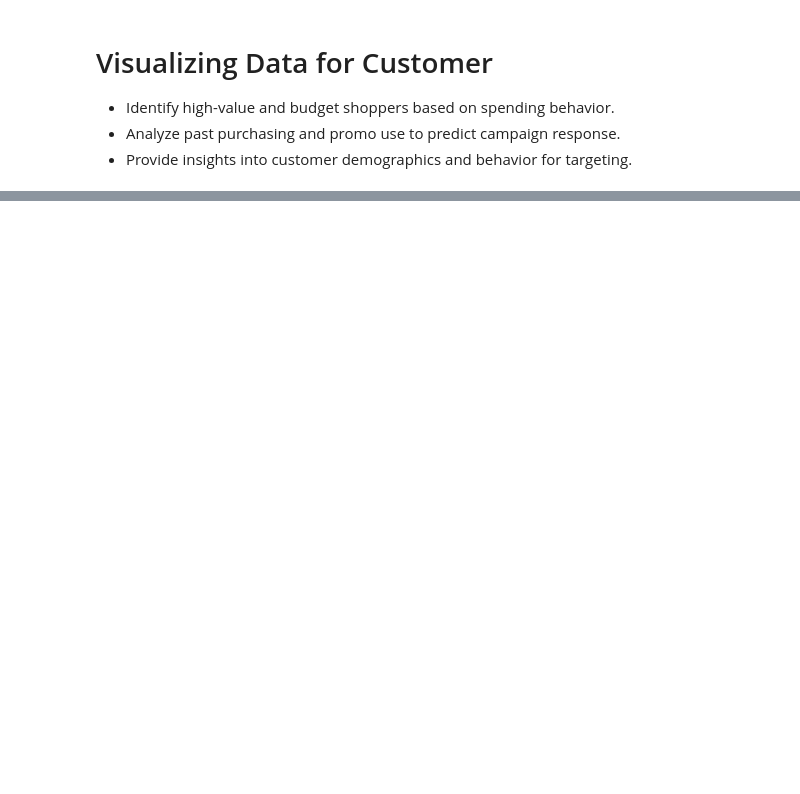
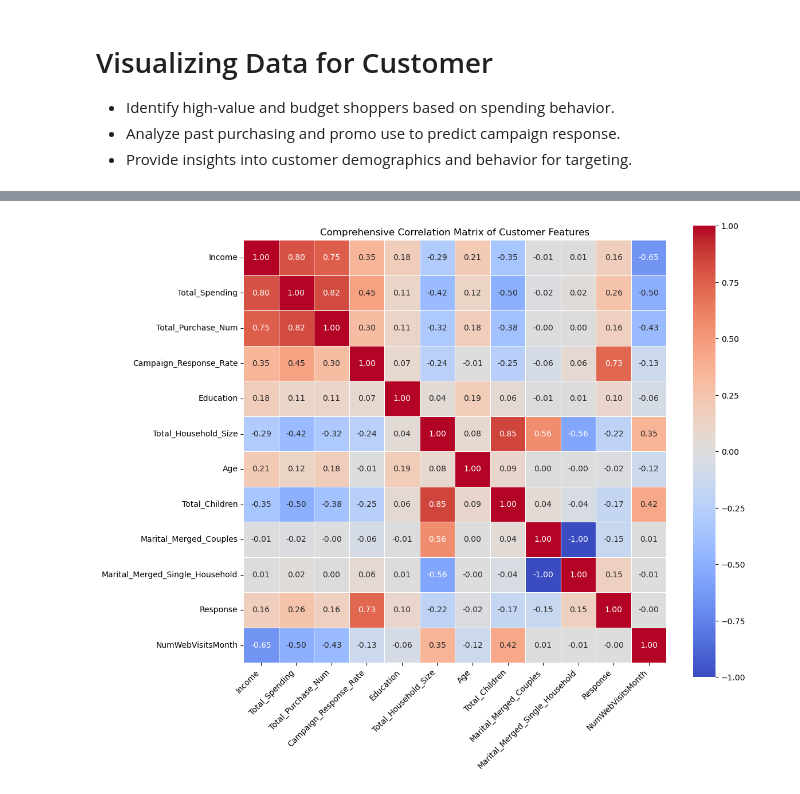
Before and after one commit to shyeolekar5/DeepCollab, a Jupyter notebook: src/data-cleaning-and-transformation.ipynb, the cells around one changed output, grey strips where cells are left out. Saved outputs shown, nothing was run; the diff lists cells and outputs as text; code cells hidden in the pictures; blank space fills up the shorter version.

```diff
--- a/src/data-cleaning-and-transformation.ipynb
+++ b/src/data-cleaning-and-transformation.ipynb
@@ -151,7 +151,6 @@ marital_outliers = df_transformed[df_transformed['Marital_Status'].isin(['Absurd
 print("Marital Status Outliers removed:", marital_outliers)
 df_transformed = df_transformed[~df_transformed['Marital_Status'].isin(['Absurd', 'YOLO'])]
 
-
 # fill empty income rows with the median value
 median_income = df_transformed['Income'].median()
 df_transformed['Income'].fillna(median_income, inplace=True)
@@ -159,15 +158,7 @@ df_transformed['Income'].fillna(median_income, inplace=True)
 # Handle date column first
 df_transformed['Dt_Customer'] = pd.to_datetime(df_transformed['Dt_Customer'], format='%d-%m-%Y')
 
-# Label Encoding for Education (ordinal data)
-#le_education = LabelEncoder()
-#f_transformed['Education'] = le_education.fit_transform(df_transformed['Education'])
-
-# Print mapping for reference
-#education_mapping = dict(zip(le_education.classes_, le_education.transform(le_education.classes_)))
-
-
-education_order = {
+education_mapping = {
     'Basic': 0,
     '2n Cycle': 1,
     'Graduation': 2,
@@ -175,7 +166,7 @@ education_order = {
     'PhD': 4
 }
 
-df_transformed['Education'] = df_transformed['Education'].map(education_order)
+df_transformed['Education'] = df_transformed['Education'].map(education_mapping)
 
 # Create mapping for marital status grouping
 marital_mapping = {
@@ -424,0 +432,77 @@ plt.show()
+# %%
+from sklearn.preprocessing import StandardScaler
+import matplotlib.pyplot as plt
+import seaborn as sns
+import numpy as np
+
+# Ensure columns_to_exclude is defined
+columns_to_exclude = ['Response','Marital_Merged_Couples', 'Marital_Merged_Single_Household',
+                       'Marital_Status_Grouped', 'AcceptedCmp1', 'AcceptedCmp2', 'AcceptedCmp3', 'AcceptedCmp4', 'AcceptedCmp5', 'Complain' ]
+
+# Ensure numerical_columns is defined
+numerical_columns = df_transformed.select_dtypes(include=['number']).columns
+
+columns_to_scale = [col for col in numerical_columns if col not in columns_to_exclude]
+
+# Convert boolean columns to integers
+boolean_columns = df_transformed.select_dtypes(include=['bool']).columns
+df_transformed[boolean_columns] = df_transformed[boolean_columns].astype(int)
+
+# Create a copy for scaling
+df_scaled = df_transformed.copy()
+
+# Initialize scaler
+scaler = StandardScaler()
+
+# Scale numerical features
+df_scaled[columns_to_scale] = scaler.fit_transform(df_scaled[columns_to_scale])
+
+# Print summary of scaled features
+print("Scaled Features Summary:")
+print(df_scaled[columns_to_scale].describe().round(2))
+
+# Verify scaling worked as expected (should see mean ≈ 0 and std ≈ 1)
+print("\nVerification of scaling:")
+print("Means:", df_scaled[columns_to_scale].mean().abs().mean().round(4))
+print("Standard deviations:", df_scaled[columns_to_scale].std().mean().round(4))
+
+# Display correlation matrix for key scaled features
+key_features = [
+    # Financial Features
+    'Income', 'Total_Spending', 'Total_Purchase_Num', 'Campaign_Response_Rate',
+
+    # Demographic Features
+    'Education', 'Total_Household_Size', 'Age', 'Total_Children',
+
+    # Marital Status
+    'Marital_Merged_Couples', 'Marital_Merged_Single_Household',
+
+    # Response and Engagement
+    'Response', 'NumWebVisitsMonth'
+]
+correlation_matrix = df_scaled[key_features].corr()
+
+# Create heatmap with improved visibility
+plt.figure(figsize=(12, 10))
+sns.heatmap(correlation_matrix,
+            annot=True,
+            cmap='coolwarm',
+            center=0,
+            fmt='.2f',
+            square=True,
+            linewidths=0.5)
+
+plt.title('Comprehensive Correlation Matrix of Customer Features')
+plt.xticks(rotation=45, ha='right')
+plt.yticks(rotation=0)
+plt.tight_layout()
+plt.show()
+
+# Print strongest correlations
+print("\nTop 10 Strongest Feature Correlations:")
+# Get upper triangle of correlations
+upper = correlation_matrix.where(np.triu(np.ones(correlation_matrix.shape), k=1).astype(bool))
+# Stack and sort
+strongest_correlations = upper.stack().sort_values(key=abs, ascending=False)[:10]
+print(strongest_correlations)
+# %% [output]
@@ -424,0 +526 @@ plt.show()
+[figure, added]
```
Also changed, not shown: parts of 11 cells of this notebook, 7 other files.
